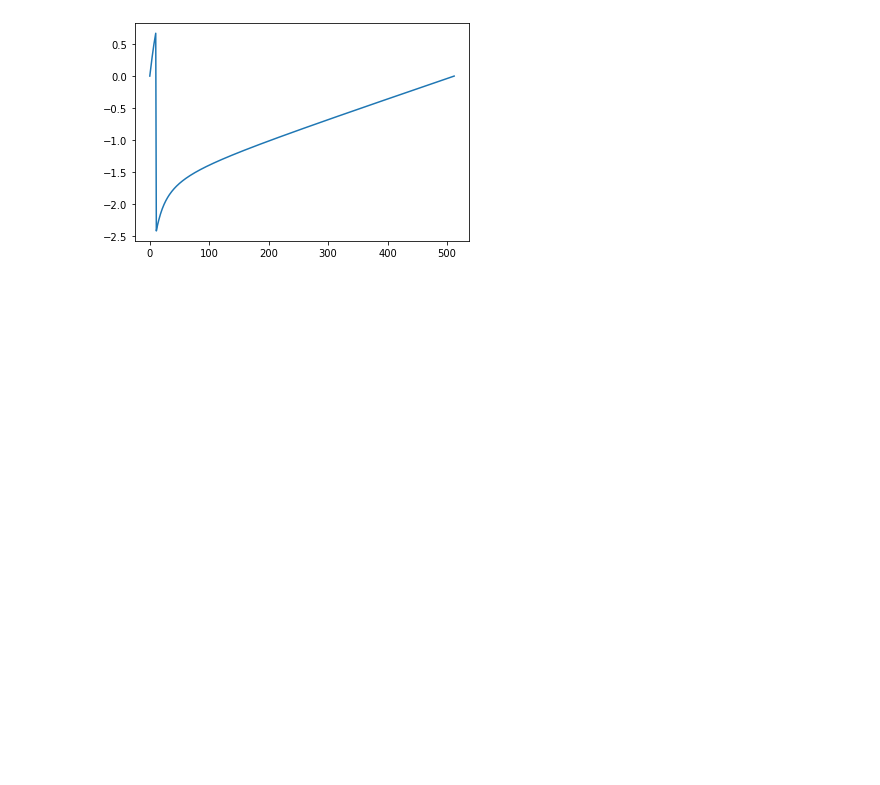
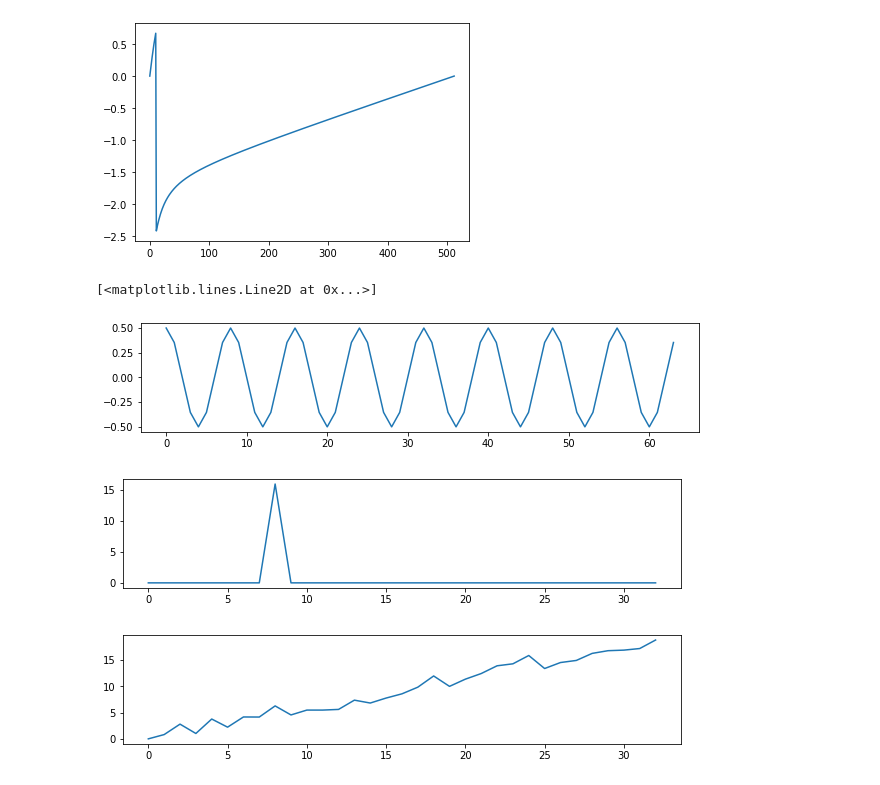
Before and after one commit to jhartquist/rtma, a Jupyter notebook: nbs/01_fft.ipynb, the cells around one changed output. Cells and saved outputs as stored; diff of their text form; code cells hidden in the pictures; blank space fills up the shorter version.

```diff
--- a/nbs/01_fft.ipynb
+++ b/nbs/01_fft.ipynb
@@ -86,3 +86,28 @@ plt.plot(np.unwrap(np.angle(X)))
 # %% [output]
 [<matplotlib.lines.Line2D at 0x...>]
 [figure]
+# %%
+sr = 100
+amp = 0.5
+n_fft = 64
+freq = sr / n_fft * 8
+
+x = gen_sinusoid(amp, freq=freq, sample_rate=sr, num_samples=n_fft)
+X = np.fft.rfft(x)
+
+wx = x
+plt.figure(figsize=(10,2))
+plt.plot(wx)
+
+mx = abs(X)
+px = np.unwrap(np.angle(X))
+
+plt.figure(figsize=(10,2))
+plt.plot(mx)
+plt.figure(figsize=(10,2))
+plt.plot(px)
+# %% [output]
+[<matplotlib.lines.Line2D at 0x...>]
+[figure, added]
+[figure, added]
+[figure, added]
```
Also changed, not shown: parts of 4 cells of this notebook, 1 other file.
